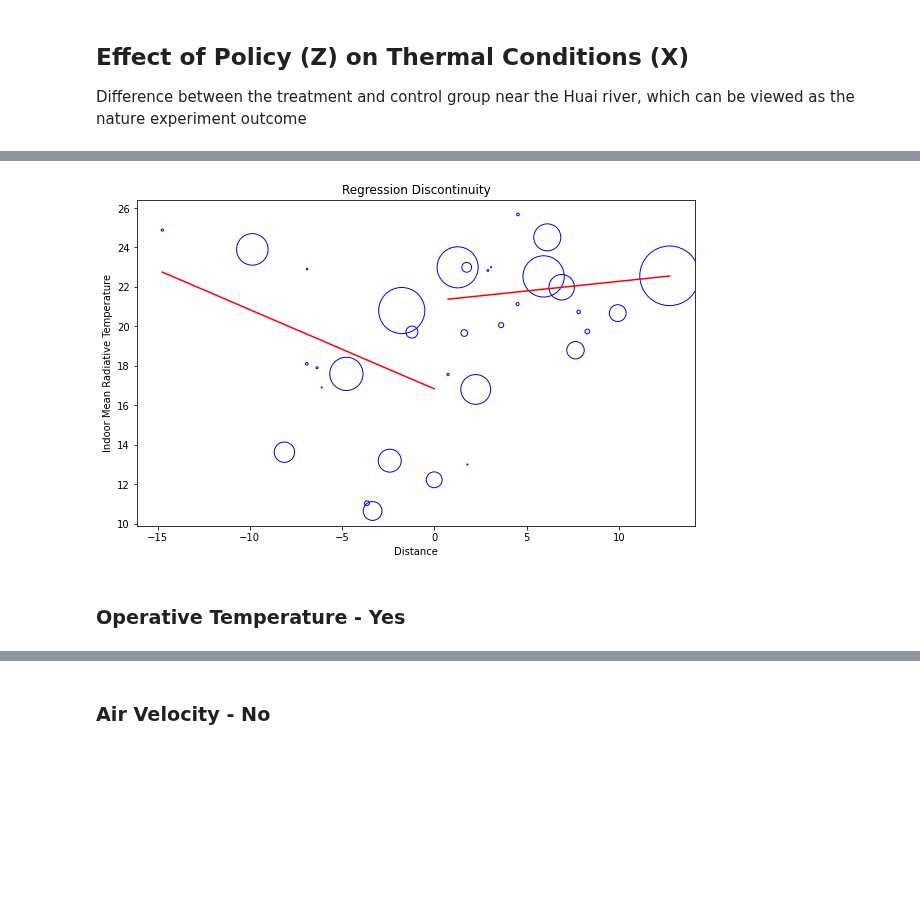
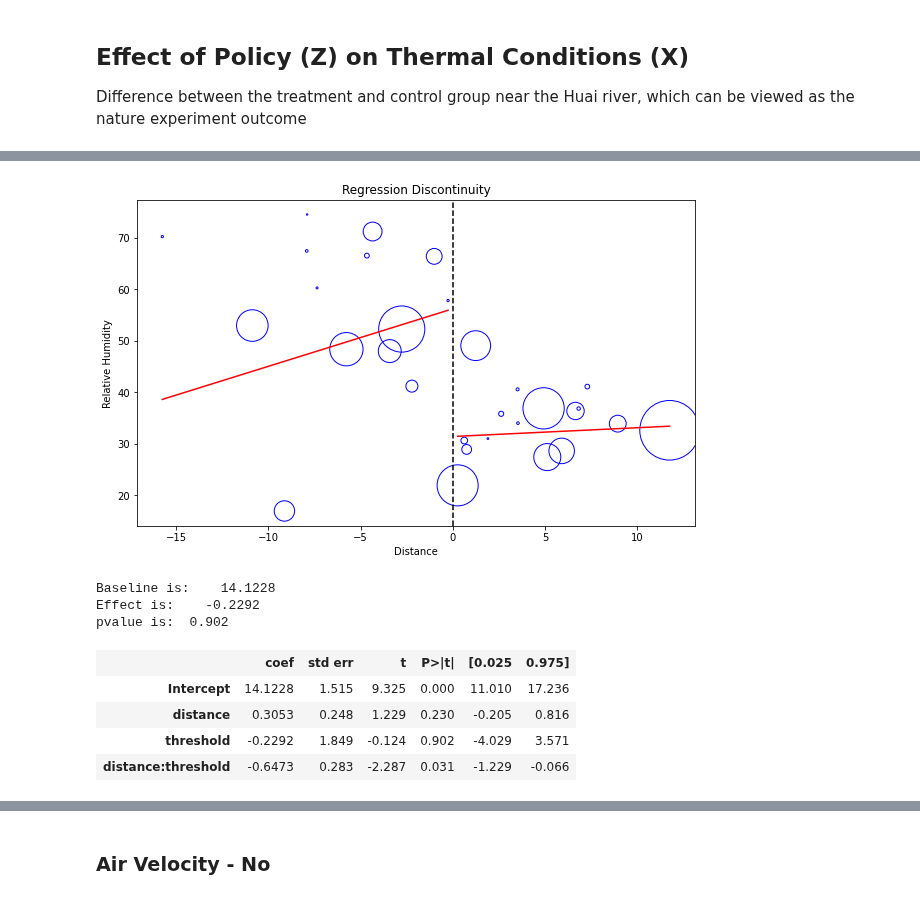
Before and after one commit to ruijis/RD_comfort, a Jupyter notebook: RD.ipynb, the cells around one changed output, grey strips where cells are left out. Saved outputs shown, nothing was run; the diff lists cells and outputs as text; code cells hidden in the pictures; blank space fills up the shorter version.

```diff
--- a/RD.ipynb
+++ b/RD.ipynb
@@ -41,7 +42,7 @@ df_city
 # %% [markdown]
 Calcualte the distance of each city to Huai River (33˚N)
 # %%
-df_city['distance'] = df_city['latitude'] - 33
+df_city['distance'] = df_city['latitude'] - 34
 # %% [markdown]
 ## Sharp Threshold Assumption
 All cities have disctrict heating systems if the distance is >= 0</br>
@@ -97,0 +103,12 @@ pvalue is:  0.025
+# %%
+plt.figure(figsize=(10, 6))
+# remove nanvalues of top_std in df_rd
+df_rd = df_rd.dropna(subset=['top_std'])
+plt.scatter(df_rd['distance'], df_rd['top_std'], s=df_rd['records'], facecolors='none', edgecolors='b')
+plt.plot(df_rd['distance'][df_rd['distance'] < 0], model.fittedvalues[df_rd['distance'] < 0], color='red')
+plt.plot(df_rd['distance'][df_rd['distance'] >= 0], model.fittedvalues[df_rd['distance'] >= 0], color='red')
+plt.axvline(x=0, color='black', linestyle='--')
+plt.xlabel('Distance')
+plt.ylabel('Indoor operative temperature standard deviation')
+plt.title("Regression Discontinuity")
+plt.show()
@@ -98,13 +141,28 @@ pvalue is:  0.025
 # %%
 plt.figure(figsize=(10, 6))
-plt.scatter(df_rd['distance'], df_rd['tr'], s=df_rd['records'], facecolors='none', edgecolors='b')
+plt.scatter(df_rd['distance'], df_rd['rh'], s=df_rd['records'], facecolors='none', edgecolors='b')
 plt.plot(df_rd['distance'][df_rd['distance'] < 0], model.fittedvalues[df_rd['distance'] < 0], color='red')
 plt.plot(df_rd['distance'][df_rd['distance'] >= 0], model.fittedvalues[df_rd['distance'] >= 0], color='red')
+plt.axvline(x=0, color='black', linestyle='--')
 plt.xlabel('Distance')
-plt.ylabel('Indoor Mean Radiative Temperature')
+plt.ylabel('Relative Humidity')
 plt.title("Regression Discontinuity")
 plt.show()
 # %% [output]
-[figure, old version]
+[figure, new version]
-# %% [markdown]
-### Operative Temperature - Yes
+# %%
+#### No causal effect on standard deviation of indoor relative humidity
+model = smf.wls("rh_std~distance*threshold", df_rd, weights=df_rd["records"]).fit()
+print("Baseline is:", model.summary().tables[1][1][1])
+print("Effect is:", model.summary().tables[1][3][1])
+print("pvalue is:", model.summary().tables[1][3][4])
+model.summary().tables[1]
+# %% [output]
+Baseline is:    14.1228
+Effect is:    -0.2292
+pvalue is:  0.902
+|  | coef | std err | t | P>|t| | [0.025 | 0.975] |
+| Intercept | 14.1228 | 1.515 | 9.325 | 0.000 | 11.010 | 17.236 |
+| distance | 0.3053 | 0.248 | 1.229 | 0.230 | -0.205 | 0.816 |
+| threshold | -0.2292 | 1.849 | -0.124 | 0.902 | -4.029 | 3.571 |
+| distance:threshold | -0.6473 | 0.283 | -2.287 | 0.031 | -1.229 | -0.066 |
```
Also changed, not shown: parts of 51 cells of this notebook, 2 other files.
